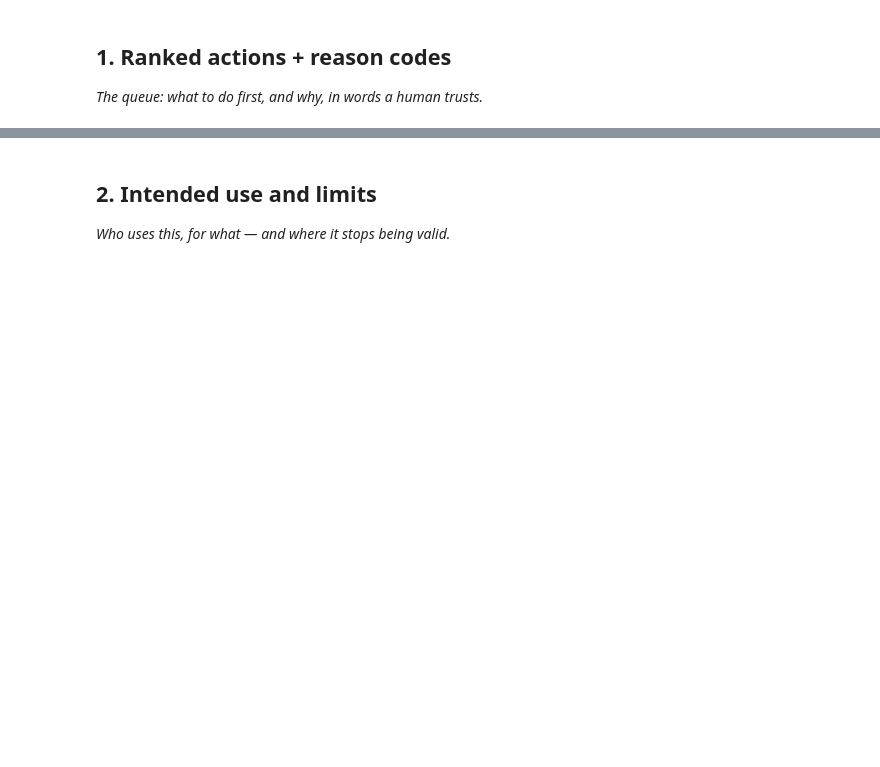
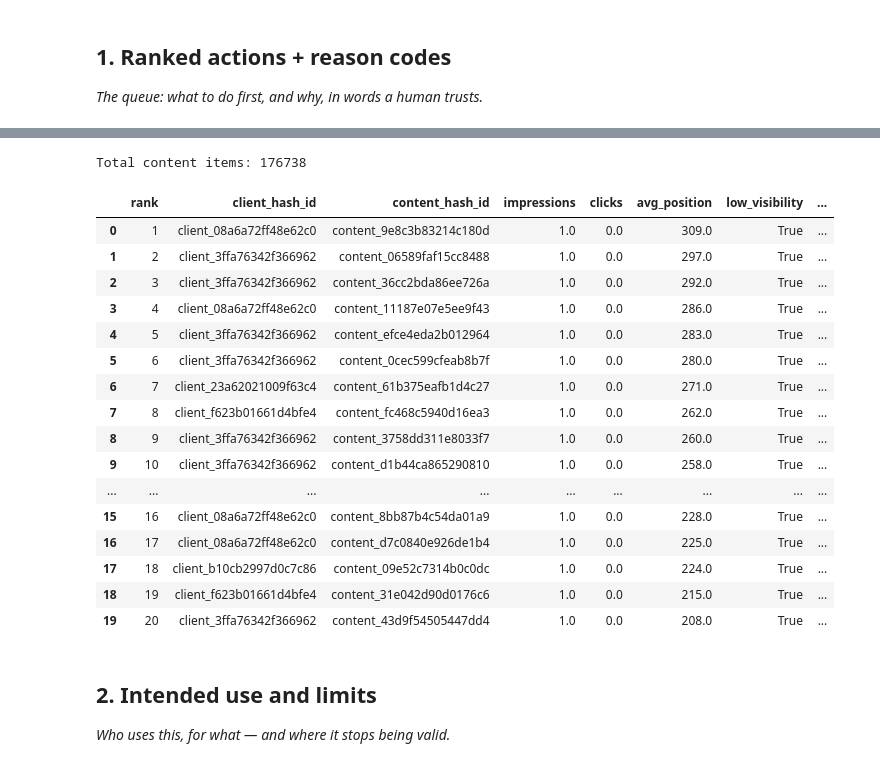
Before and after one commit to anjds22/flyrank-ml-internship, a Jupyter notebook: work/notebooks/w07_action_playbook.ipynb, the cells around one changed output, grey strips where cells are left out. Saved outputs shown, nothing was run; the diff lists cells and outputs as text; code cells hidden in the pictures; blank space fills up the shorter version.

```diff
--- a/work/notebooks/w07_action_playbook.ipynb
+++ b/work/notebooks/w07_action_playbook.ipynb
@@ -16,3 +19,73 @@ This skeleton is yours to fill. Work the sections **in order** — each one has
+# %%
+# Build a ranked review queue from March 2026 performance.
+import pandas as pd
+from pathlib import Path
+
+monthly = con.execute("""
+    SELECT
+        client_hash_id,
+        content_hash_id,
+        SUM(gsc_impressions) AS impressions,
+        SUM(gsc_clicks) AS clicks,
+        AVG(gsc_avg_position) AS avg_position
+    FROM read_parquet(
+        'hf://datasets/FlyRank/internship-warehouse/'
+        'fact_content_daily_performance/**/*.parquet'
+    )
+    WHERE report_date >= DATE '2026-03-01'
+      AND report_date < DATE '2026-04-01'
+      AND gsc_data_available = TRUE
+    GROUP BY client_hash_id, content_hash_id
+""").df()
+
+# Identify review signals.
+monthly["low_visibility"] = monthly["impressions"] < 100
+monthly["weak_position"] = monthly["avg_position"] >= 20
+
+monthly["reason_code"] = "OTHER_REVIEW"
+monthly.loc[monthly["low_visibility"], "reason_code"] = "LOW_VISIBILITY"
+monthly.loc[monthly["weak_position"], "reason_code"] = "WEAK_POSITION"
+monthly.loc[
+    monthly["low_visibility"] & monthly["weak_position"],
+    "reason_code"
+] = "LOW_VISIBILITY_AND_WEAK_POSITION"
+
+monthly["priority_score"] = (
+    monthly["low_visibility"].astype(int)
+    + monthly["weak_position"].astype(int)
+)
+
+monthly["suggested_action"] = "REVIEW_PERFORMANCE_AND_SEARCH_INTENT"
+
+queue = monthly.sort_values(
+    ["priority_score", "impressions", "avg_position"],
+    ascending=[False, True, False],
+    na_position="last"
+).reset_index(drop=True)
+
+queue.insert(0, "rank", range(1, len(queue) + 1))
+
+print("Total content items:", len(queue))
+display(queue.head(20))
+# %% [output]
+Total content items: 176738
+|  | rank | client_hash_id | content_hash_id | impressions | clicks | avg_position | low_visibility | ... |
+| 0 | 1 | client_08a6a72ff48e62c0 | content_9e8c3b83214c180d | 1.0 | 0.0 | 309.0 | True | ... |
+| 1 | 2 | client_3ffa76342f366962 | content_06589faf15cc8488 | 1.0 | 0.0 | 297.0 | True | ... |
+| 2 | 3 | client_3ffa76342f366962 | content_36cc2bda86ee726a | 1.0 | 0.0 | 292.0 | True | ... |
+| 3 | 4 | client_08a6a72ff48e62c0 | content_11187e07e5ee9f43 | 1.0 | 0.0 | 286.0 | True | ... |
+| 4 | 5 | client_3ffa76342f366962 | content_efce4eda2b012964 | 1.0 | 0.0 | 283.0 | True | ... |
+| 5 | 6 | client_3ffa76342f366962 | content_0cec599cfeab8b7f | 1.0 | 0.0 | 280.0 | True | ... |
+| 6 | 7 | client_23a62021009f63c4 | content_61b375eafb1d4c27 | 1.0 | 0.0 | 271.0 | True | ... |
+| 7 | 8 | client_f623b01661d4bfe4 | content_fc468c5940d16ea3 | 1.0 | 0.0 | 262.0 | True | ... |
+| 8 | 9 | client_3ffa76342f366962 | content_3758dd311e8033f7 | 1.0 | 0.0 | 260.0 | True | ... |
+| 9 | 10 | client_3ffa76342f366962 | content_d1b44ca865290810 | 1.0 | 0.0 | 258.0 | True | ... |
+| ... | ... | ... | ... | ... | ... | ... | ... | ... |
+| 15 | 16 | client_08a6a72ff48e62c0 | content_8bb87b4c54da01a9 | 1.0 | 0.0 | 228.0 | True | ... |
+| 16 | 17 | client_08a6a72ff48e62c0 | content_d7c0840e926de1b4 | 1.0 | 0.0 | 225.0 | True | ... |
+| 17 | 18 | client_b10cb2997d0c7c86 | content_09e52c7314b0c0dc | 1.0 | 0.0 | 224.0 | True | ... |
+| 18 | 19 | client_f623b01661d4bfe4 | content_31e042d90d0176c6 | 1.0 | 0.0 | 215.0 | True | ... |
+| 19 | 20 | client_3ffa76342f366962 | content_43d9f54505447dd4 | 1.0 | 0.0 | 208.0 | True | ... |
 # %% [markdown]
 ## 2. Intended use and limits
 
```
Also changed, not shown: parts of 14 cells of this notebook.
